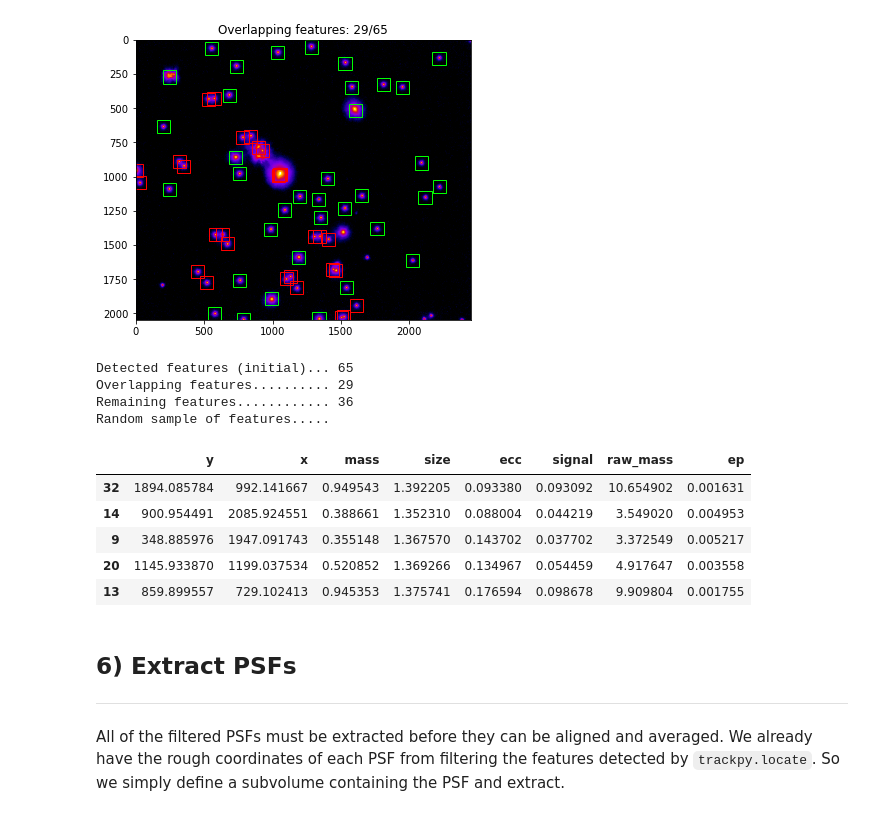
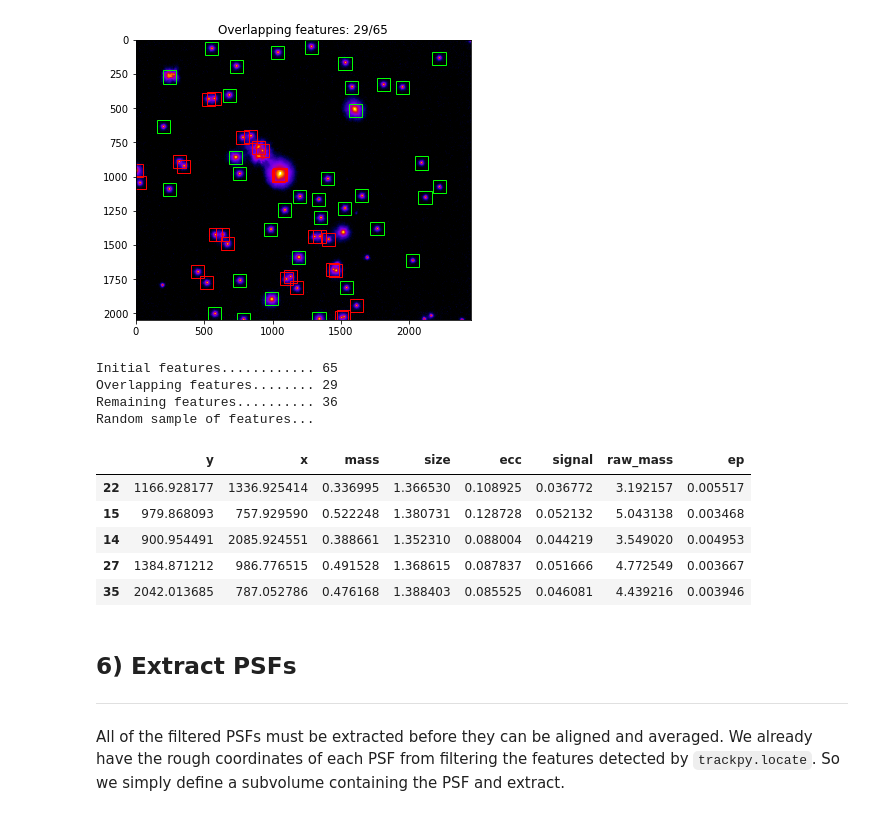
Before and after one commit to hoogenboom-group/PSF-Extractor, a Jupyter notebook: notebooks/walkthrough.ipynb, the cells around one changed output. Drawn from its saved outputs; the diff is of its cells as text; code cells hidden in the pictures.

```diff
--- a/notebooks/walkthrough.ipynb
+++ b/notebooks/walkthrough.ipynb
@@ -213,27 +220,27 @@ plot_overlapping_features(mip, df_features, overlapping, width=wx)
 # %%
 # Update feature set
 df_features = df.reset_index(drop=True)
 
 # Output
 out = f"""\
-Detected features (initial)... {N_features:.0f}
-Overlapping features.......... {overlapping.size:.0f}
-Remaining features............ {len(df_features):.0f}
-Random sample of features.....
+Initial features............ {N_features:.0f}
+Overlapping features........ {overlapping.size:.0f}
+Remaining features.......... {len(df_features):.0f}
+Random sample of features...
 """
 print(out)
 df_features.sample(5)
 # %% [output]
-Detected features (initial)... 65
-Overlapping features.......... 29
-Remaining features............ 36
-Random sample of features.....
+Initial features............ 65
+Overlapping features........ 29
+Remaining features.......... 36
+Random sample of features...
 |  | y | x | mass | size | ecc | signal | raw_mass | ep |
-| 32 | 1894.085784 | 992.141667 | 0.949543 | 1.392205 | 0.093380 | 0.093092 | 10.654902 | 0.001631 |
+| 22 | 1166.928177 | 1336.925414 | 0.336995 | 1.366530 | 0.108925 | 0.036772 | 3.192157 | 0.005517 |
+| 15 | 979.868093 | 757.929590 | 0.522248 | 1.380731 | 0.128728 | 0.052132 | 5.043138 | 0.003468 |
 | 14 | 900.954491 | 2085.924551 | 0.388661 | 1.352310 | 0.088004 | 0.044219 | 3.549020 | 0.004953 |
-| 9 | 348.885976 | 1947.091743 | 0.355148 | 1.367570 | 0.143702 | 0.037702 | 3.372549 | 0.005217 |
-| 20 | 1145.933870 | 1199.037534 | 0.520852 | 1.369266 | 0.134967 | 0.054459 | 4.917647 | 0.003558 |
-| 13 | 859.899557 | 729.102413 | 0.945353 | 1.375741 | 0.176594 | 0.098678 | 9.909804 | 0.001755 |
+| 27 | 1384.871212 | 986.776515 | 0.491528 | 1.368615 | 0.087837 | 0.051666 | 4.772549 | 0.003667 |
+| 35 | 2042.013685 | 787.052786 | 0.476168 | 1.388403 | 0.085525 | 0.046081 | 4.439216 | 0.003946 |
 # %% [markdown]
 ## 6) Extract PSFs
 ---
```
Also changed, not shown: parts of 36 cells of this notebook.
